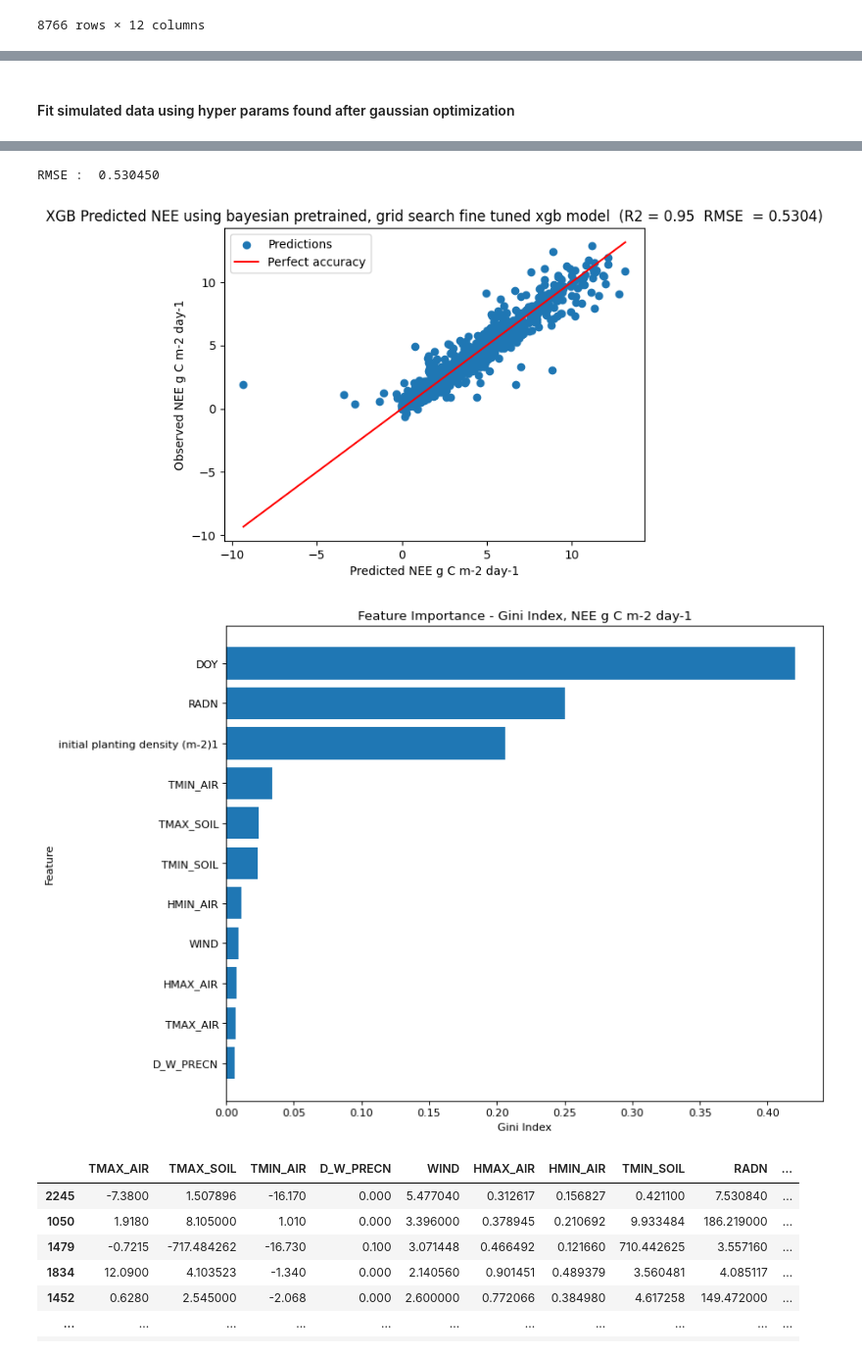
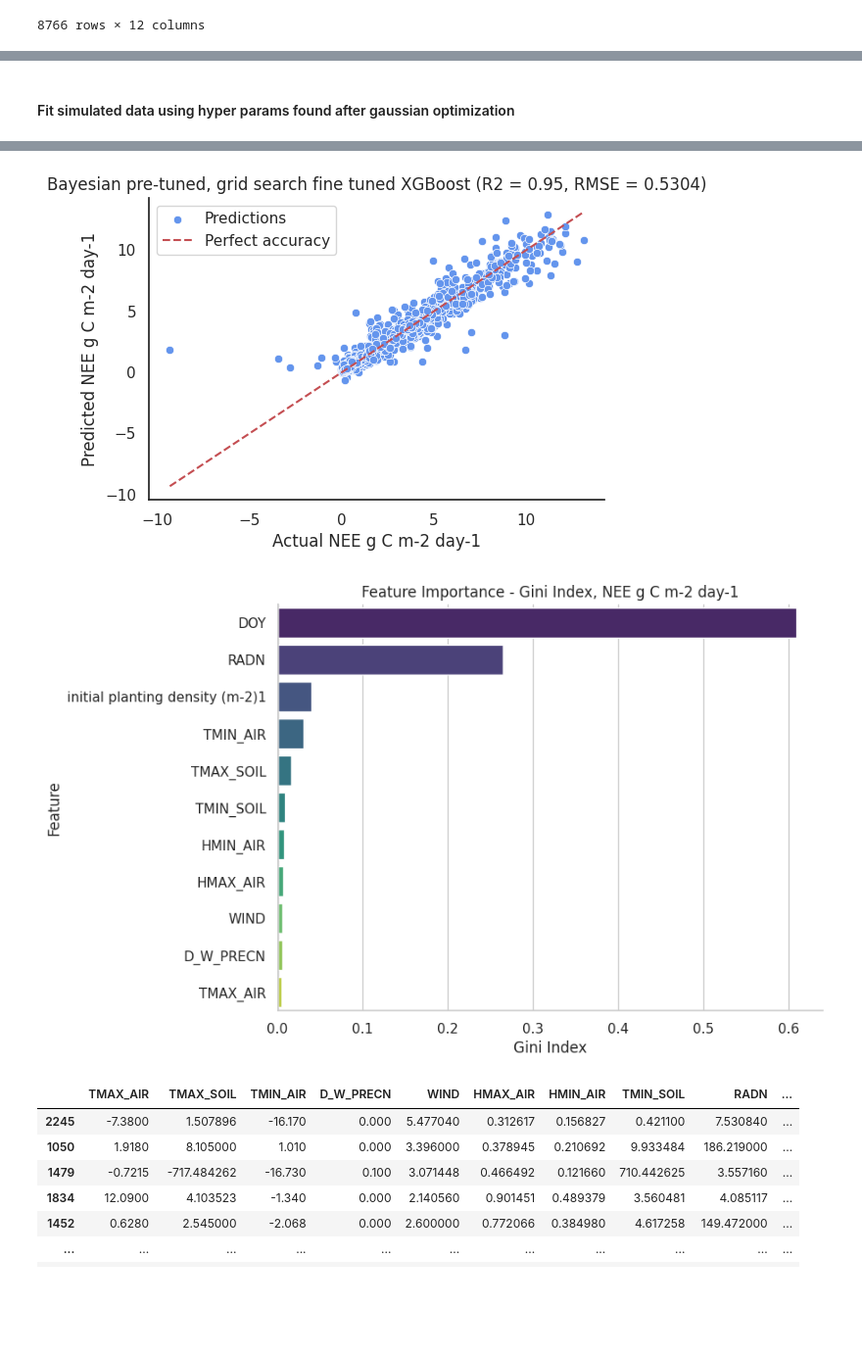
Before and after one commit to DinisDimitris/Net-ecosystem-exchange-Quantification, a Jupyter notebook: XgRegression.ipynb, the cells around one changed output, grey strips where cells are left out. Shown at 98% size. Drawn from its saved outputs; the diff is of its cells as text; code cells hidden in the pictures; blank space fills up the shorter version.

```diff
--- a/XgRegression.ipynb
+++ b/XgRegression.ipynb
@@ -115,9 +103,9 @@ X_test_yrs = X_test['DATE']
 # %%
 xgb_r = xg.XGBRegressor()
-xgb_r.load_model("models/simulated_with_daily_nee.json")
+xgb_r.load_model("xgmodels/xgb_final.json")
-# %% [markdown]
-#### Fit simulated data using hyper params found after gaussian optimization
 # %%
 X_train = X_train.drop('DATE', axis=1)
 X_test = X_test.drop('DATE',axis=1)
+# %% [markdown]
+#### Fit simulated data using hyper params found after gaussian optimization
 # %%
@@ -143,47 +129,44 @@ XGBRegressor(base_score=None, booster='gbtree', callbacks=None,
 pred = xgb_r.predict(X_test)
 # %%
-# Calculate R2 score
+# Calculate R2 score and RMSE
 r2 = R2(y_test, pred)
+rmse = np.sqrt(MSE(y_test, pred))
 
-rmse = np.sqrt(MSE(y_test, pred))
-print("RMSE : % f" %(rmse))
+sns.set(style='white', color_codes=True)
+plt.figure(figsize=(6, 4))
+sns.scatterplot(x=y_test, y=pred, color='cornflowerblue')
 
-# Create scatter plot
-plt.scatter(y_test, pred)
+x = np.linspace(min(y_test), max(y_test), 100)
+plt.plot(x, x, color='r', linestyle='--')
 
-# Plot a red line for perfect accuracy
-x = np.linspace(min(y_test), max(y_test), 100)
-plt.plot(x, x, color='r')
+plt.title(f"Bayesian pre-tuned, grid search fine tuned XGBoost (R2 = {r2:.2f}, RMSE = {rmse:.4f})")
+plt.legend(['Predictions', 'Perfect accuracy'], loc='upper left')
+plt.xlabel("Actual NEE g C m-2 day-1")
+plt.ylabel("Predicted NEE g C m-2 day-1")
 
-# Add title and legend
-plt.title("XGB Predicted " + target +  " using bayesian pretrained, grid search fine tuned xgb model  (R2 = %0.2f  RMSE  = %0.4f)" %  (r2, rmse))
-plt.legend(['Predictions', 'Perfect accuracy'], loc='upper left')
-plt.xlabel("Predicted NEE g C m-2 day-1")
-plt.ylabel("Observed NEE g C m-2 day-1")
+sns.despine()
 
-#plt.savefig("results/bayesian pretrained, grid search fine tuned xgb model  " + target + "with planting details.png" )
 # Show plot
 plt.show()
 # %% [output]
-RMSE :  0.530450
-[figure, old version]
+[figure, new version]
 # %%
-importances = pd.DataFrame({'GINI': xgb_r.feature_importances_}, index=X_train.columns).sort_values(by='GINI', ascending=True)
+importances = pd.DataFrame({'GINI': xgb_r.feature_importances_}, index=X_train.columns).sort_values(by='GINI', ascending=False)
 
-# Create a horizontal bar chart
-plt.figure(figsize=(10, 8), dpi=80)
-plt.barh(importances.index, importances['GINI'])
+sns.set(style="whitegrid")
+plt.figure(figsize=(8, 6))
+ax = sns.barplot(x='GINI', y=importances.index, data=importances, palette="viridis")
 
-# Add title and axis labels
 plt.title('Feature Importance - Gini Index, NEE g C m-2 day-1')
 plt.xlabel('Gini Index')
 plt.ylabel('Feature')
 
-#plt.savefig('results/FeatureImportanceGB_sim_data_with_ameriflux_pred' + target + "with_planting_details.png")
+sns.despine()
+
 # Show the plot
 plt.show()
 # %% [output]
-[figure, old version]
+[figure, new version]
 # %%
 xgb_r.save_model('models/xgb_final.json')
 # %%
```
Also changed, not shown: parts of 8 cells of this notebook, 19 other files.
